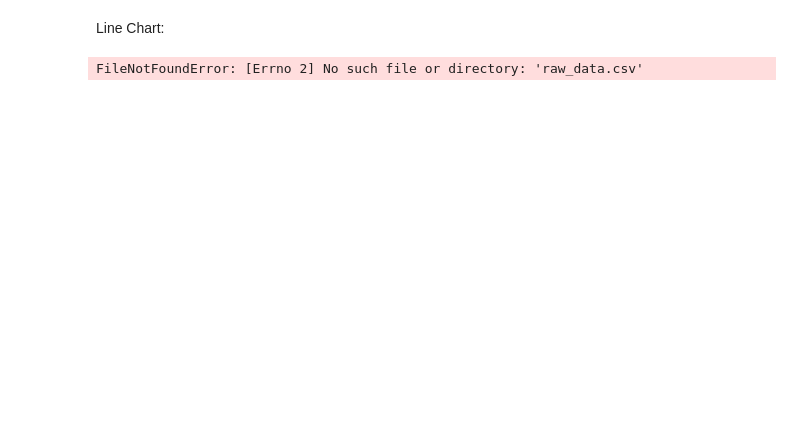
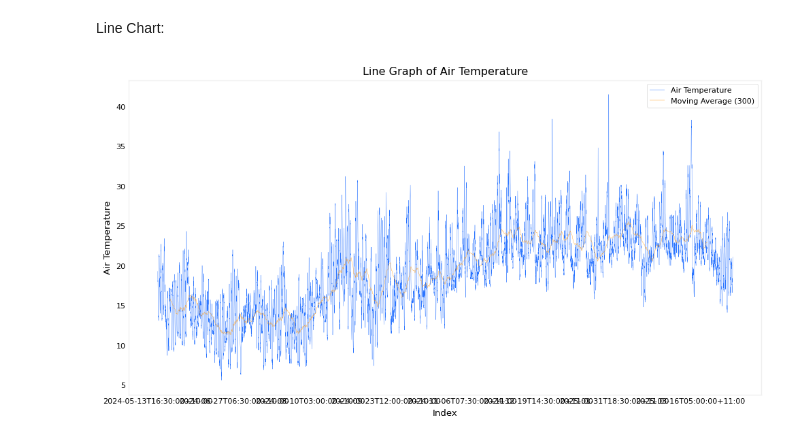
Before and after one commit to TempeHS/2025SE-Crawford.L-HSCTask2, a Jupyter notebook: 1. Model Development/1.1. Visualisation/visual.ipynb, the cells around one changed output. Saved outputs shown, nothing was run; the diff lists cells and outputs as text; code cells hidden in the pictures; blank space fills up the shorter version.

```diff
--- a/1. Model Development/1.1. Visualisation/visual.ipynb
+++ b/1. Model Development/1.1. Visualisation/visual.ipynb
@@ -138,24 +138,27 @@ plt.show()
 # %% [markdown]
 Line Chart:
 # %%
-data_frame = pd.read_csv('raw_data.csv', delimiter = ',')
+data_frame = pd.read_csv(
+    "../../bom-weather-observations-sydney-airport.csv", delimiter=","
+)
 data_frame["air_temp_moving_avg"] = data_frame["air_temp"].rolling(window=300).mean()
 data_frame.plot(
     x="time", y="air_temp", kind="line", ax=plt.gca(), label="Air Temperature"
 )
 
 data_frame.plot(
     x="time",
     y="air_temp_moving_avg",
     kind="line",
     ax=plt.gca(),
     label="Moving Average (300)",
+    figsize=(12, 6)
 )
 
 
-plt.xlabel('Index')
-plt.ylabel('Air Temperature')
-plt.title('Line Graph of Air Temperature')
+plt.xlabel("Index")
+plt.ylabel("Air Temperature")
+plt.title("Line Graph of Air Temperature")
 plt.show()
 # %% [output]
-FileNotFoundError: [Errno 2] No such file or directory: 'raw_data.csv'
+[figure, added]
```
Also changed, not shown: parts of 5 cells of this notebook, 16 other files.
